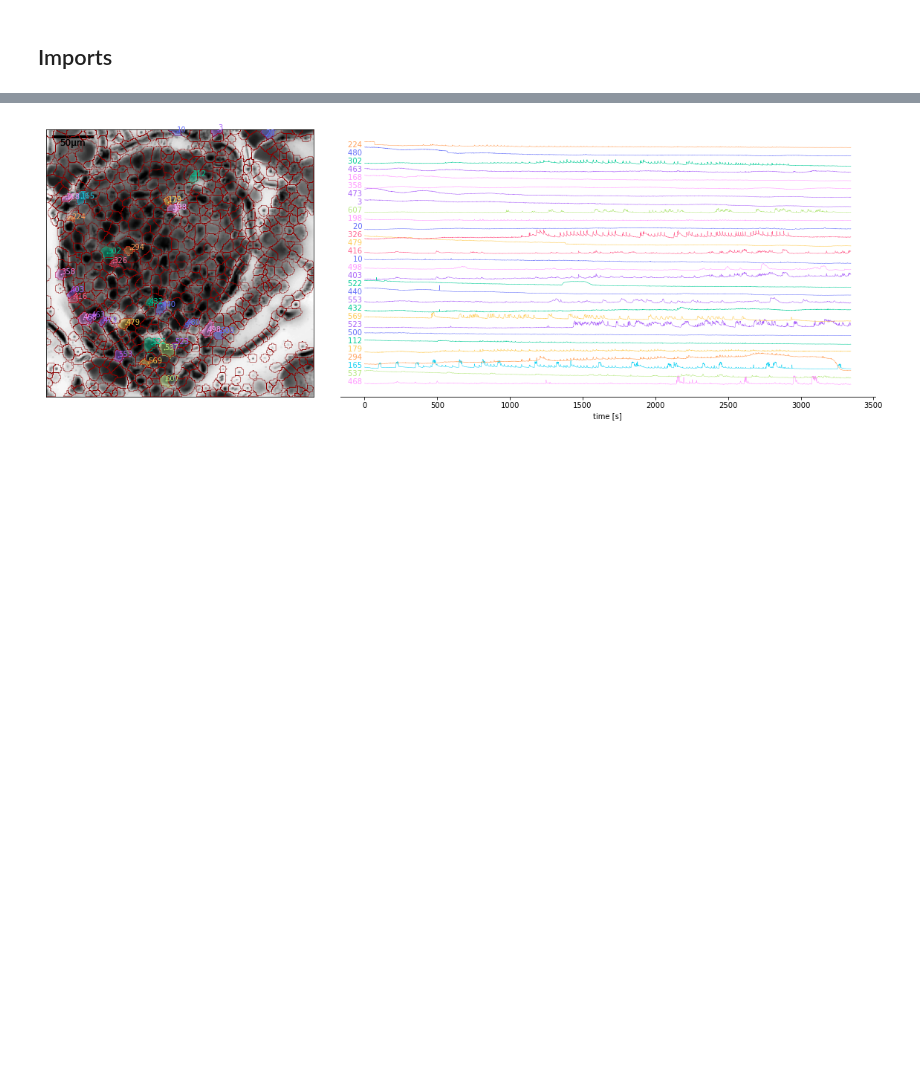
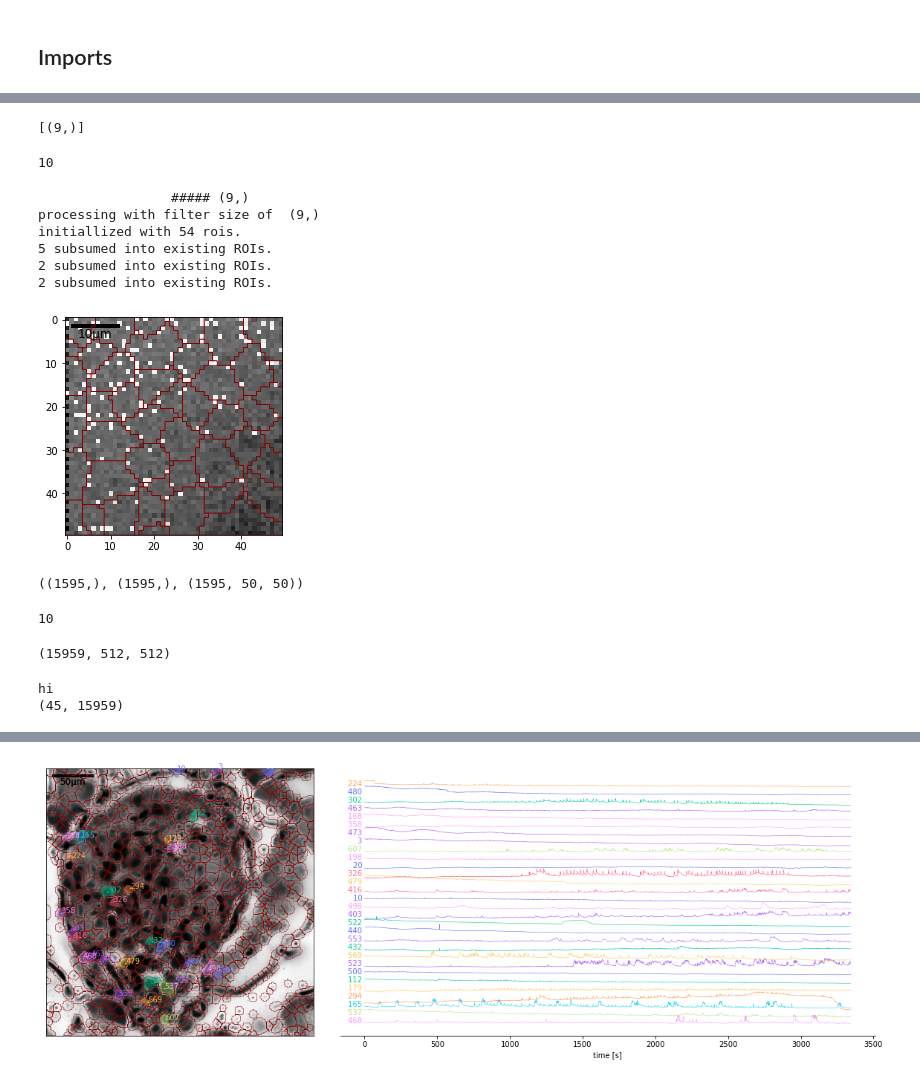
Before and after one commit to szarma/Physio_Ca, a Jupyter notebook: notebooks/closeup_7(redevelop).ipynb, the cells around one changed output, grey strips where cells are left out. Cells and saved outputs as stored; diff of their text form; code cells hidden in the pictures; blank space fills up the shorter version.

```diff
--- a/notebooks/closeup_7(redevelop).ipynb
+++ b/notebooks/closeup_7(redevelop).ipynb
@@ -0,0 +147,2 @@
+# %%
+plt.plot(regions.time, regions.sosFilter.run(regions.df.loc[306,"trace"]))
@@ -10,0 +217,12 @@ The autoreload extension is already loaded. To reload it, use:
+# %%
+nrebin = int(np.round(metadata.Frequency/2))
+if nrebin<=1:
+    movie = cmovie(
+        rec.Series[serToImport]['data'],
+        fr=metadata.Frequency
+    )
+else:
+    movie = cmovie(
+        rebin(rec.Series[serToImport]['data'], nrebin),
+        fr=metadata.Frequency/nrebin
+    )
@@ -10,0 +233,2 @@ The autoreload extension is already loaded. To reload it, use:
+# %%
+movie = movie[:,:50,:50]
@@ -10,0 +284,52 @@ The autoreload extension is already loaded. To reload it, use:
+# %%
+filtSizes
+# %% [output]
+[(9,)]
+# %%
+nrebin
+# %% [output]
+10
+# %%
+for spFilt in filtSizes:
+    if args.verbose: print ("\t"*2,"#"*5,spFilt)
+
+    pickleFile = os.path.join(saveDir, ".".join(map(str,spFilt))+"_rois.pkl")
+    if os.path.isfile(pickleFile) and args.leave_pickles:
+        if args.verbose: print ("already exists, skipping.")
+        continue
+    else:
+        if args.verbose: print ("processing with filter size of ", spFilt)
+
+    regions = Regions(movie,gSig_filt=spFilt,diag=True,
+                      # use_restricted=args.mostly_blank
+                     )
+    regions.time += metadata.time_range[0]
+    if args.verbose:
+        print (f"initiallized with {len(regions.df)} rois.")
+
+#     regions.purge_lones((min(spFilt)*.4)**2, verbose=args.verbose)
+    regions.merge_closest(verbose=args.verbose)
+    regions.sortInOrder()
+    regions.calcTraces()
+    regions.infer_gain()
+    regions.calc_interest()
+    regions.metadata = metadata
+# %% [output]
+                 ##### (9,)
+processing with filter size of  (9,)
+initiallized with 54 rois.
+5 subsumed into existing ROIs.
+2 subsumed into existing ROIs.
+2 subsumed into existing ROIs.
+# %%
+regions.plotEdges()
+# %% [output]
+[figure, added]
+# %%
+regions.df.trace[0].shape, regions.time.shape, movie.shape
+# %% [output]
+((1595,), (1595,), (1595, 50, 50))
+# %%
+nrebin
+# %% [output]
+10
@@ -10,0 +341,11 @@ The autoreload extension is already loaded. To reload it, use:
+# %%
+m.shape
+# %% [output]
+(15959, 512, 512)
+# %%
+if nrebin>1:
+    print ("hi")
+    regions.calcTraces(m, FrameRange=(0,len(m)))
+# %% [output]
+hi
+(45, 15959)
```
Also changed, not shown: parts of 59 cells of this notebook, 4 other files.
